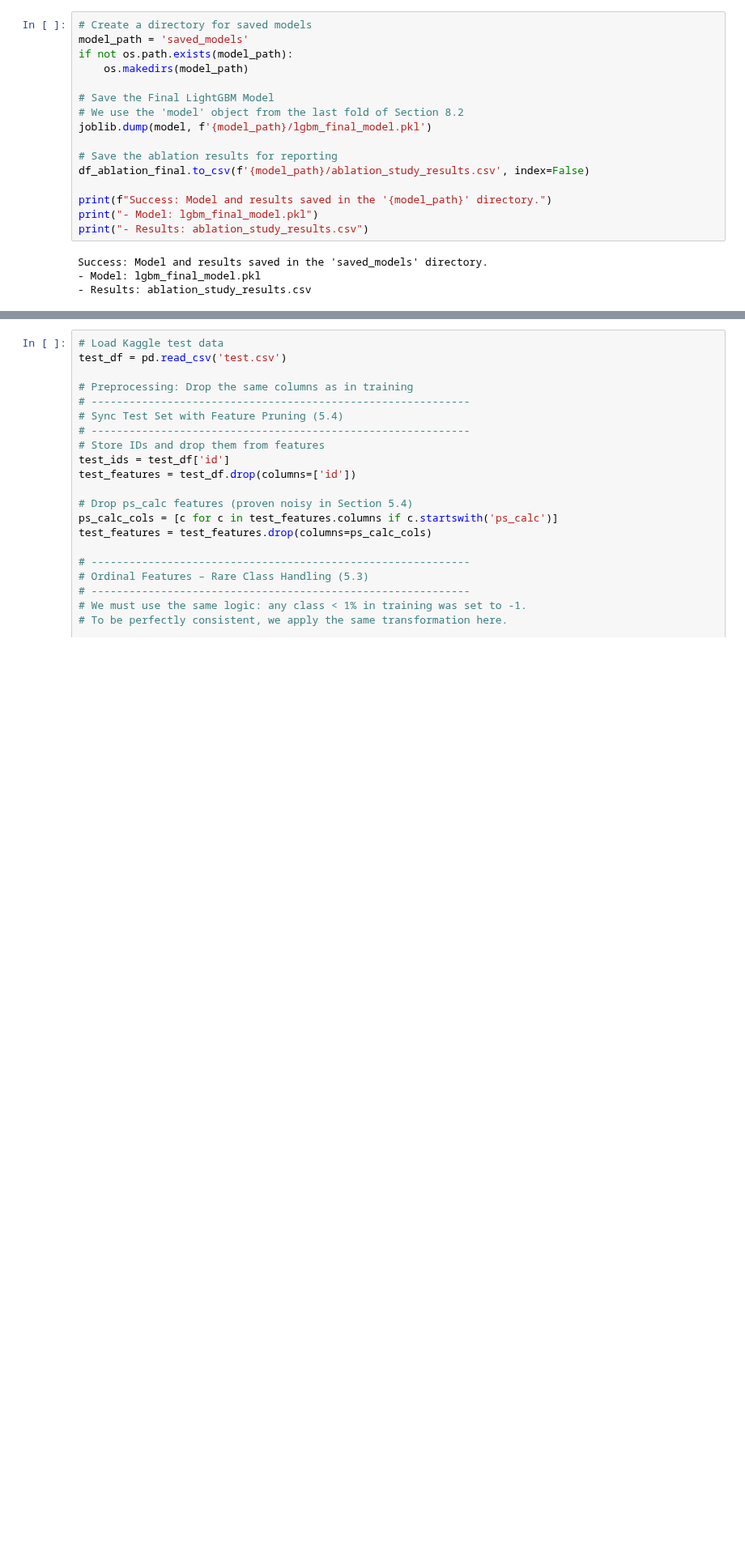
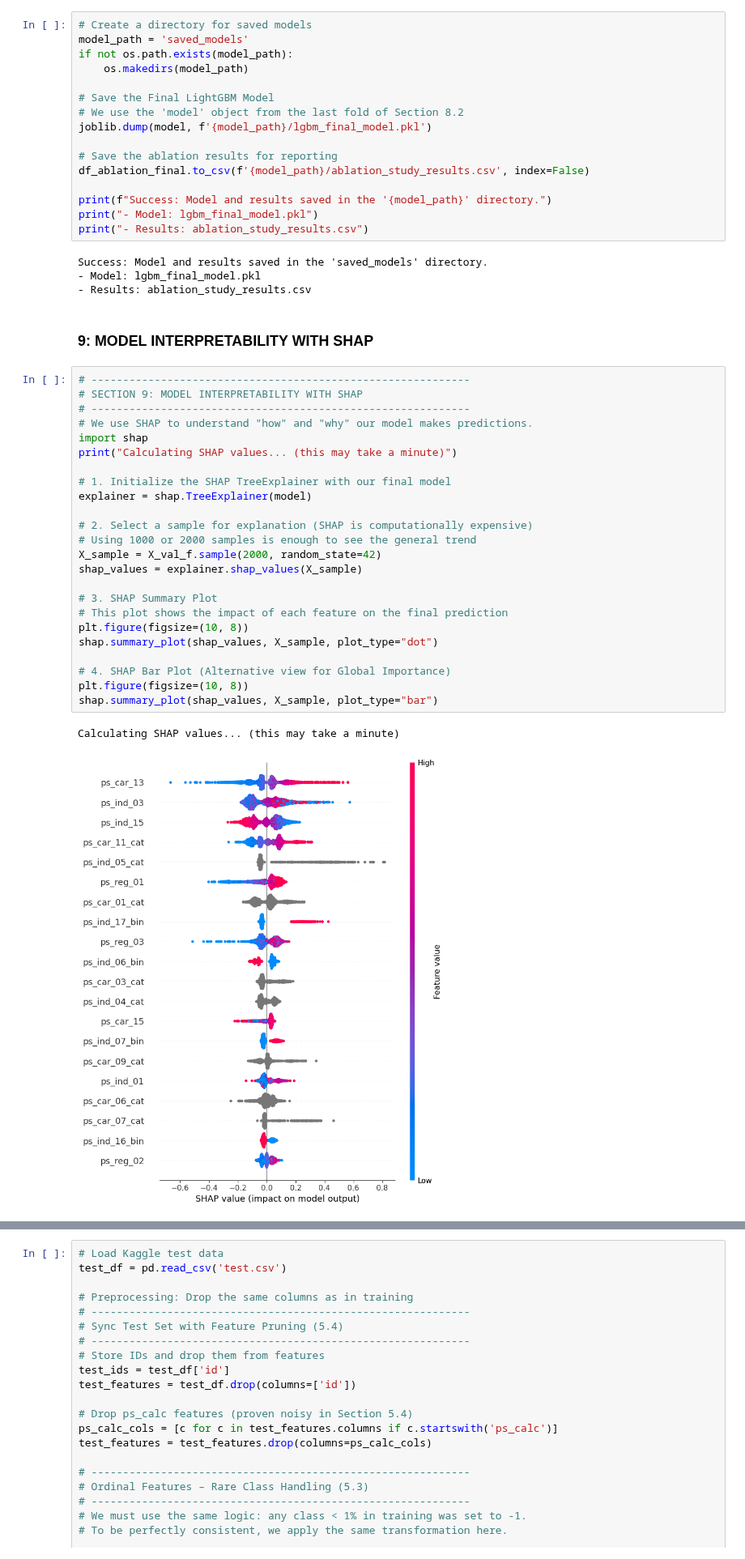
Before and after one commit to deryaarcada/PortoSeguroInsurance, a Jupyter notebook: EDA&ExperimentalWorks29032026.ipynb, the cells around one changed output, grey strips where cells are left out. Shown at 81% size. Cells and saved outputs as stored; diff of their text form; blank space fills up the shorter version.

```diff
--- a/EDA&ExperimentalWorks29032026.ipynb
+++ b/EDA&ExperimentalWorks29032026.ipynb
@@ -1712,3 +1959,32 @@ print("- Results: ablation_study_results.csv")
 Success: Model and results saved in the 'saved_models' directory.
 - Model: lgbm_final_model.pkl
 - Results: ablation_study_results.csv
+# %% [markdown]
+### 9: MODEL INTERPRETABILITY WITH SHAP
+# %%
+# ------------------------------------------------------------
+# SECTION 9: MODEL INTERPRETABILITY WITH SHAP
+# ------------------------------------------------------------
+# We use SHAP to understand "how" and "why" our model makes predictions.
+import shap
+print("Calculating SHAP values... (this may take a minute)")
+
+# 1. Initialize the SHAP TreeExplainer with our final model
+explainer = shap.TreeExplainer(model)
+
+# 2. Select a sample for explanation (SHAP is computationally expensive)
+# Using 1000 or 2000 samples is enough to see the general trend
+X_sample = X_val_f.sample(2000, random_state=42)
+shap_values = explainer.shap_values(X_sample)
+
+# 3. SHAP Summary Plot
+# This plot shows the impact of each feature on the final prediction
+plt.figure(figsize=(10, 8))
+shap.summary_plot(shap_values, X_sample, plot_type="dot")
+
+# 4. SHAP Bar Plot (Alternative view for Global Importance)
+plt.figure(figsize=(10, 8))
+shap.summary_plot(shap_values, X_sample, plot_type="bar")
+# %% [output]
+Calculating SHAP values... (this may take a minute)
+[figure, added]
```
Also changed, not shown: parts of 23 cells of this notebook.
